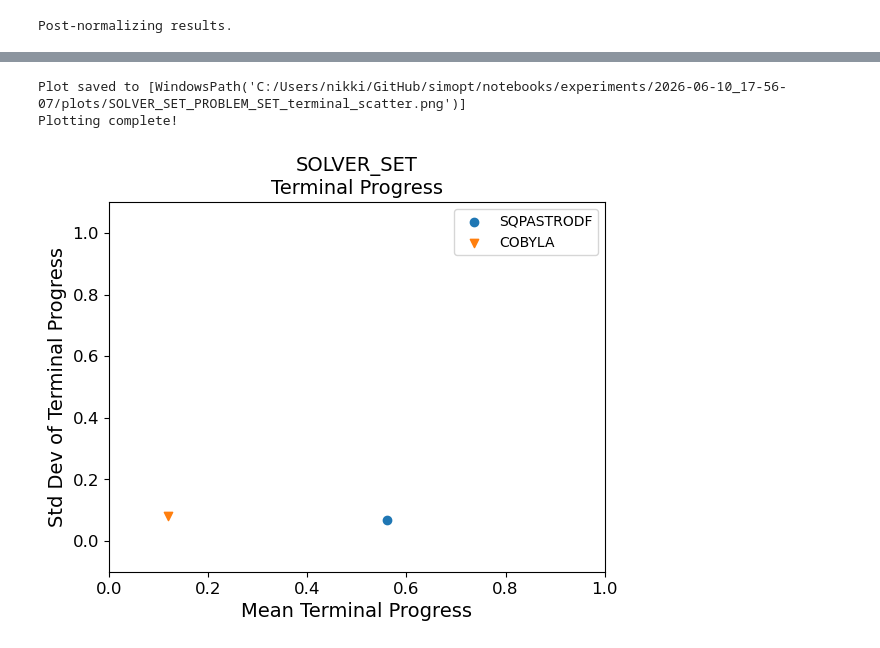
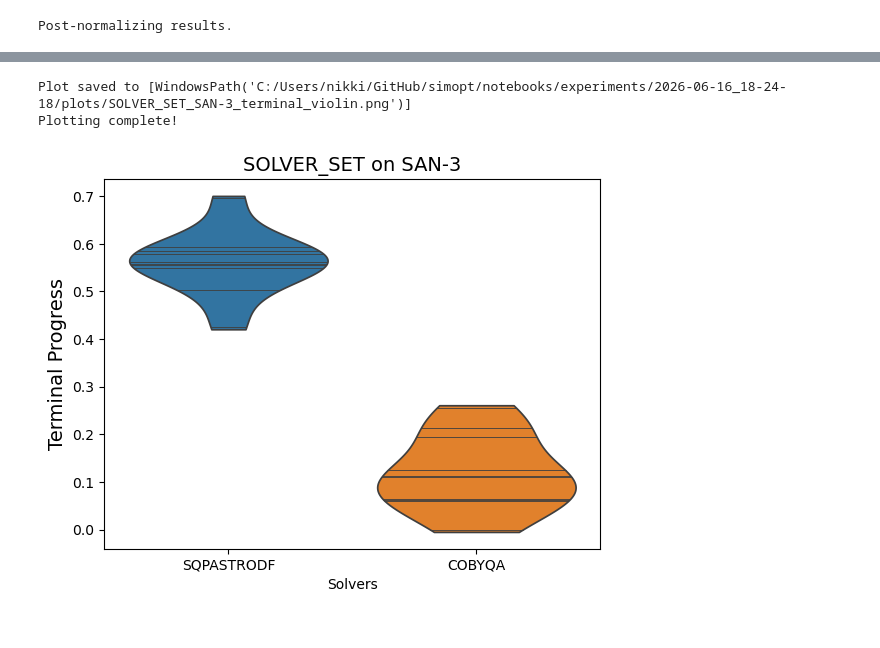
Before and after one commit to simopt-admin/simopt, a Jupyter notebook: notebooks/astro_testing.ipynb, the cells around one changed output, grey strips where cells are left out. Cells and saved outputs as stored; diff of their text form; code cells hidden in the pictures.

Commit message:
deterministic feasibility plotting scatter and progress

```diff
--- a/notebooks/astro_testing.ipynb
+++ b/notebooks/astro_testing.ipynb
@@ -23,7 +23,7 @@ To query model/problem/solver names, run `python scripts/list_directories.py`
 # %%
 # Specify the names of the solver(s) and problem(s) to test.
 #solver_abbr_names = [ "SQPASTRODF"]
-solver_abbr_names = ["SQPASTRODF", "COBYLA"]
+solver_abbr_names = ["SQPASTRODF", "COBYQA"]
 problem_abbr_names = ["SAN-3"]
 solver_factors = [{"easy_solve": False, "use_gradients":False, "sigma_min": 0.1, "sigma_b_max":100},{"sample_size": 100}]
 #solver_factors = [{}]
@@ -113,16 +116,16 @@ Plotting complete!
 # %%
 def _print_path(plot_path: list[Path]) -> None:
     print(f"Plot saved to {plot_path!s}")
 
 
 _print_path(
-    plot_terminal_scatterplots(
-        experiments=mymetaexperiment.experiments
+    plot_terminal_progress(
+        experiments=mymetaexperiment.experiments[0] + mymetaexperiment.experiments[1]
     )
 )
 
 print("Plotting complete!")
 # %% [output]
-Plot saved to [WindowsPath('C:/Users/nikki/GitHub/simopt/notebooks/experiments/2026-06-10_17-56-07/plots/SOLVER_SET_PROBLEM_SET_terminal_scatter.png')]
+Plot saved to [WindowsPath('C:/Users/nikki/GitHub/simopt/notebooks/experiments/2026-06-16_18-24-18/plots/SOLVER_SET_SAN-3_terminal_violin.png')]
 Plotting complete!
-[figure, old version]
+[figure, new version]
```
Also changed, not shown: parts of 7 cells of this notebook, 10 other files.
